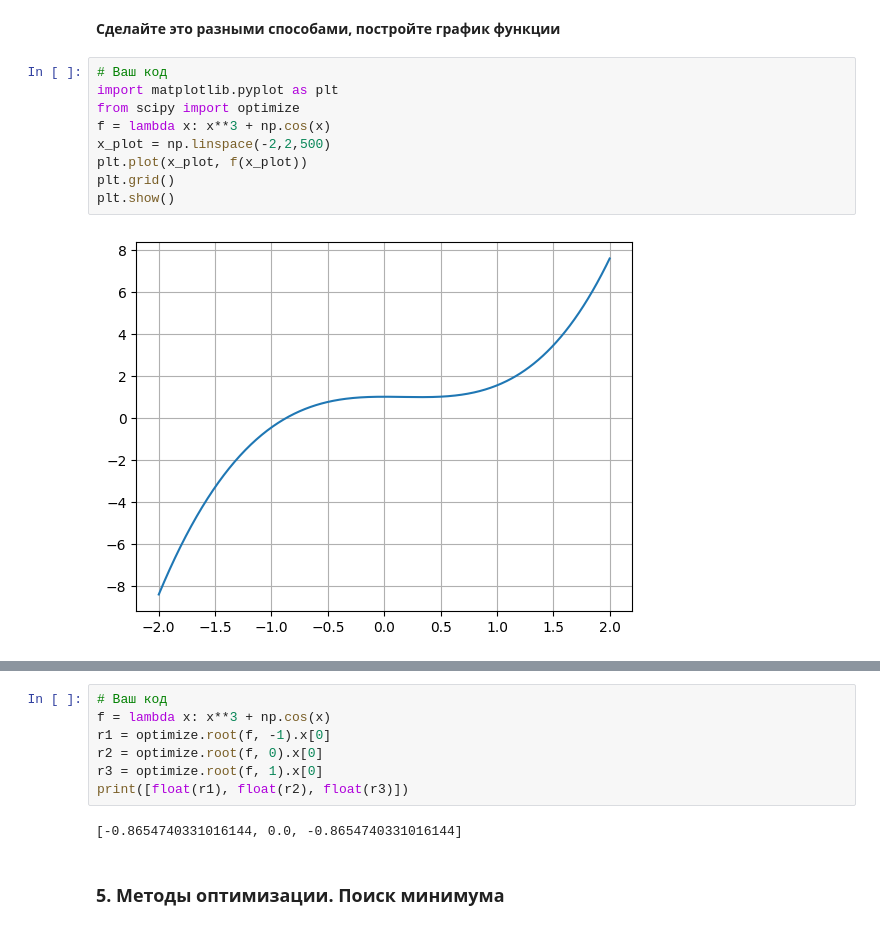
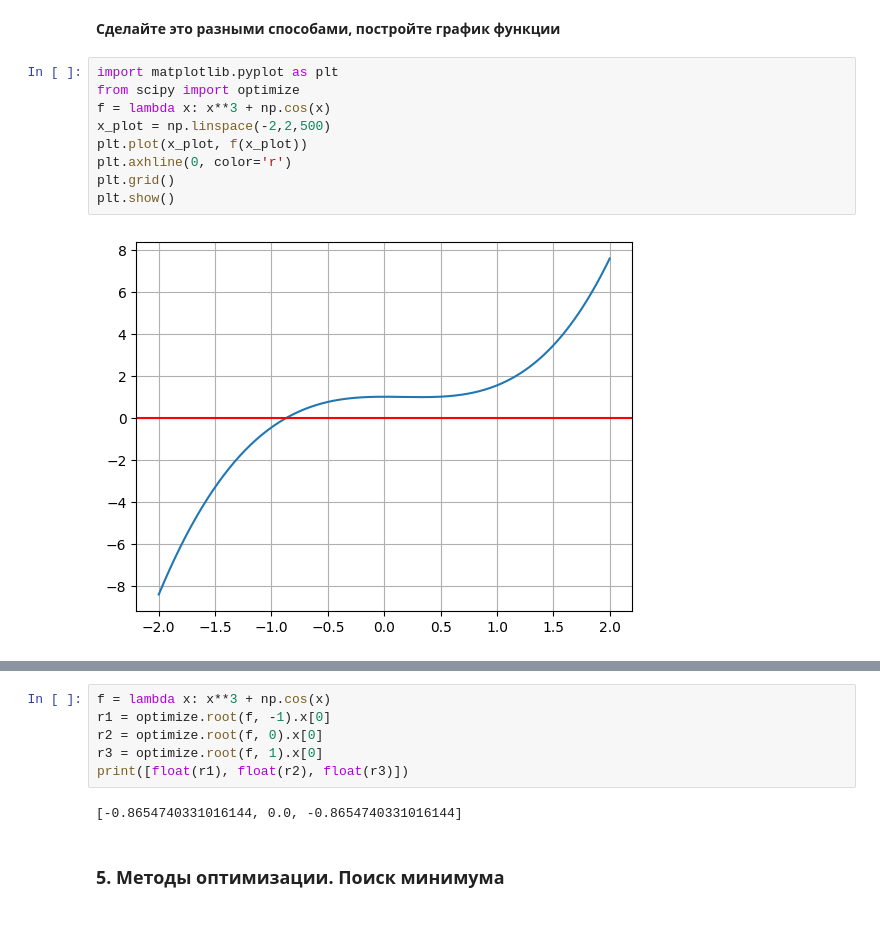
Before and after one commit to ArtemDubov/Sistemi_compyuternoy_matematiki, a Jupyter notebook: 4. Библиотека SciPy/Практическая_работа_№4_Библиотека_SciPy_Часть_№1.ipynb, the cells around one changed output, grey strips where cells are left out. Saved outputs shown, nothing was run; the diff lists cells and outputs as text.

```diff
--- a/4. Библиотека SciPy/Практическая_работа_№4_Библиотека_SciPy_Часть_№1.ipynb
+++ b/4. Библиотека SciPy/Практическая_работа_№4_Библиотека_SciPy_Часть_№1.ipynb
@@ -64,20 +62,19 @@ print(I)
 # %% [markdown]
 **Сделайте это разными способами, постройте график функции**
 # %%
-# Ваш код
 import matplotlib.pyplot as plt
 from scipy import optimize
 f = lambda x: x**3 + np.cos(x)
 x_plot = np.linspace(-2,2,500)
 plt.plot(x_plot, f(x_plot))
+plt.axhline(0, color='r')
 plt.grid()
 plt.show()
 # %% [output]
-[figure, old version]
+[figure, new version]
 # %% [markdown]
 ![image.png](embedded-picture-1)
 # %%
-# Ваш код
 f = lambda x: x**3 + np.cos(x)
 r1 = optimize.root(f, -1).x[0]
 r2 = optimize.root(f, 0).x[0]
```
Also changed, not shown: parts of 12 cells of this notebook.
